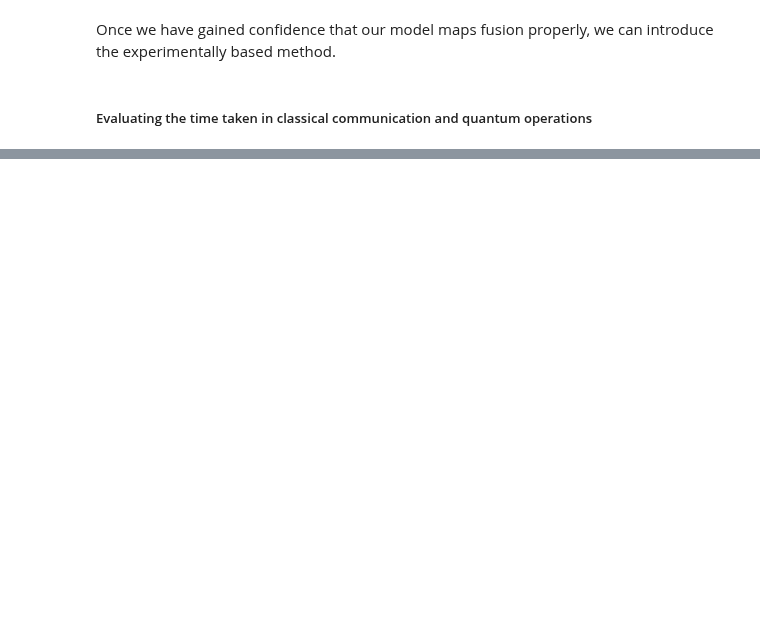
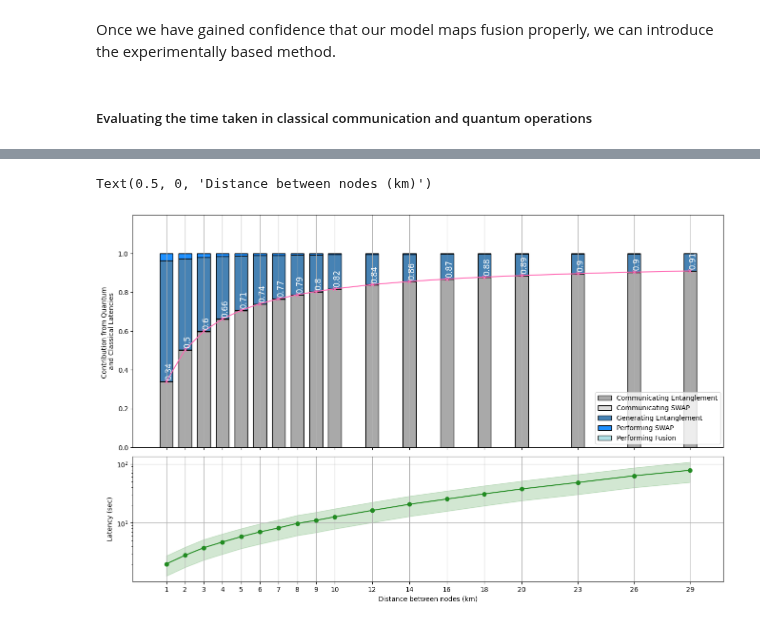
Before and after one commit to AnujGore/Timing-Multiuser-Protocols, a Jupyter notebook: SP.ipynb, the cells around one changed output, grey strips where cells are left out. Saved outputs shown, nothing was run; the diff lists cells and outputs as text; code cells hidden in the pictures; blank space fills up the shorter version.

```diff
--- a/SP.ipynb
+++ b/SP.ipynb
@@ -296,0 +200,49 @@ ax.xaxis.grid(True)
+# %%
+colors = ["darkgray", "gainsboro", "steelblue", "dodgerblue", "powderblue"]
+labels = ["Communicating Entanglement", "Communicating SWAP", "Generating Entanglement", "Performing SWAP", "Performing Fusion",]
+
+done_labels = []
+
+fig, ax = plt.subplots(2, 1, figsize = (16, 10), sharex=True, height_ratios=[0.65, 0.35])
+
+fig.subplots_adjust(hspace=0.05)
+
+for u in range(len(distances)):
+    heights = res[u]
+
+    ax[0].bar(distances[u], heights[0], width = 0.7, color=colors[0], edgecolor = 'black', label=labels[0] if labels[0] not in done_labels else "")
+    bottom = heights[0]
+    done_labels.append(labels[0])
+
+    for i in range(1, len(heights)):
+        ax[0].bar(distances[u], heights[i], width = 0.7, bottom=bottom, color=colors[i], edgecolor = 'black', label=labels[i] if labels[i] not in done_labels else "")
+        bottom += heights[i]
+        done_labels.append(labels[i])
+
+for t in range(len(distances)):
+        ax[0].text(distances[t]-0.1, res[t, 0] +  res[t, 1] + 0.02, f"{np.round(res[t, 0] +  res[t, 1], 2)}", rotation = 90, color = 'white', fontsize = 12)
+
+ax[0].plot(distances, res[:, 0] +  res[:,1], marker = 'x', color = 'hotpink')
+
+ax[0].legend(loc = 'best')
+
+ax[0].set_ylabel('Contribution from Quantum \nand Classical Latencies', multialignment = 'center')
+ax[0].legend(loc = 'best')
+ax[0].xaxis.grid(True)
+ax[0].tick_params('x', labelbottom=False)
+ax[0].set_ylim(0., 1.2)
+
+ax[0].set_yticks(np.arange(0., 1.2, 0.2), [0., 0.2, 0.4, 0.6, 0.8, 1.0])
+
+ax[1].plot(distances, [sum(arr) for arr in res_copy], color = 'forestgreen', marker = 'o')
+ax[1].grid(True)
+ax[1].set_yscale('log')
+ax[1].set_ylabel('Latency (sec)')
+ax[1].set_xticks(distances, distances)
+
+ax[1].fill_between(distances, [sum(arr) - errors[i]/2 for i, arr in enumerate(res_copy)],
+                 [sum(arr) + errors[i]/2 for i, arr in enumerate(res_copy)], alpha = 0.2, color = 'forestgreen')
+ax[1].set_xlabel('Distance between nodes (km)')
+# %% [output]
+Text(0.5, 0, 'Distance between nodes (km)')
+[figure, added]
```
Also changed, not shown: parts of 14 cells of this notebook, 29 other files.
